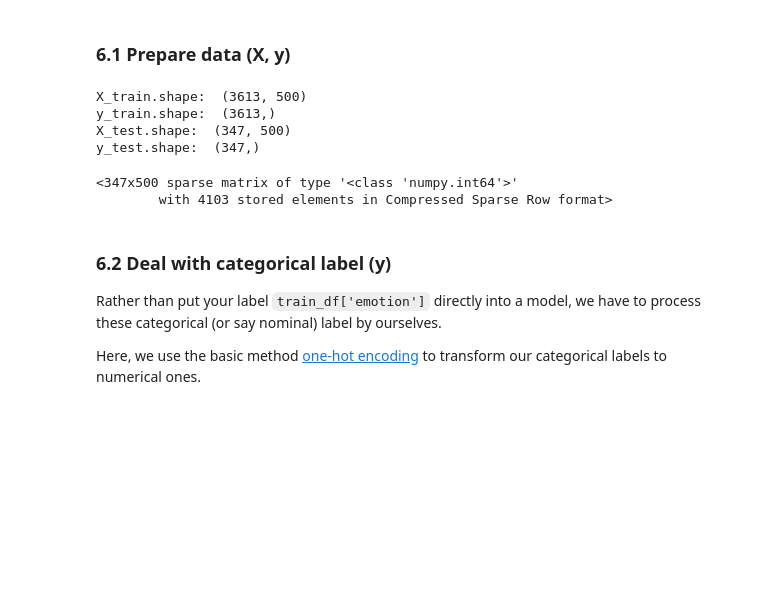
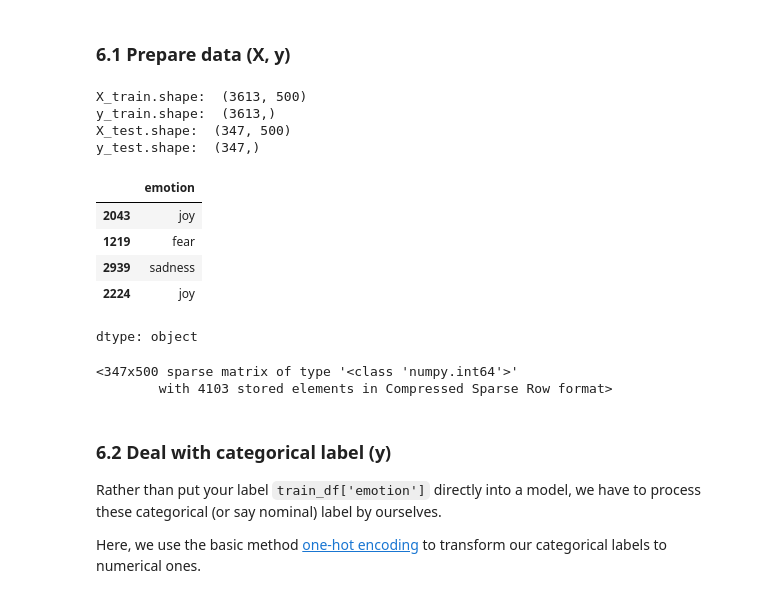
Before and after one commit to Jerry-Liao-6174/DM2024-Lab2-Master, a Jupyter notebook: DM2024-Lab2-Master.ipynb, the cells around one changed output. Drawn from its saved outputs; the diff is of its cells as text; code cells hidden in the pictures; blank space fills up the shorter version.

```diff
--- a/DM2024-Lab2-Master.ipynb
+++ b/DM2024-Lab2-Master.ipynb
@@ -716,6 +728,15 @@ X_train.shape:  (3613, 500)
 y_train.shape:  (3613,)
 X_test.shape:  (347, 500)
 y_test.shape:  (347,)
+# %%
+y_train[0:4]
+# %% [output]
+|  | emotion |
+| 2043 | joy |
+| 1219 | fear |
+| 2939 | sadness |
+| 2224 | joy |
+dtype: object
 # %%
 import keras
 # %%
```
Also changed, not shown: parts of 14 cells of this notebook.
